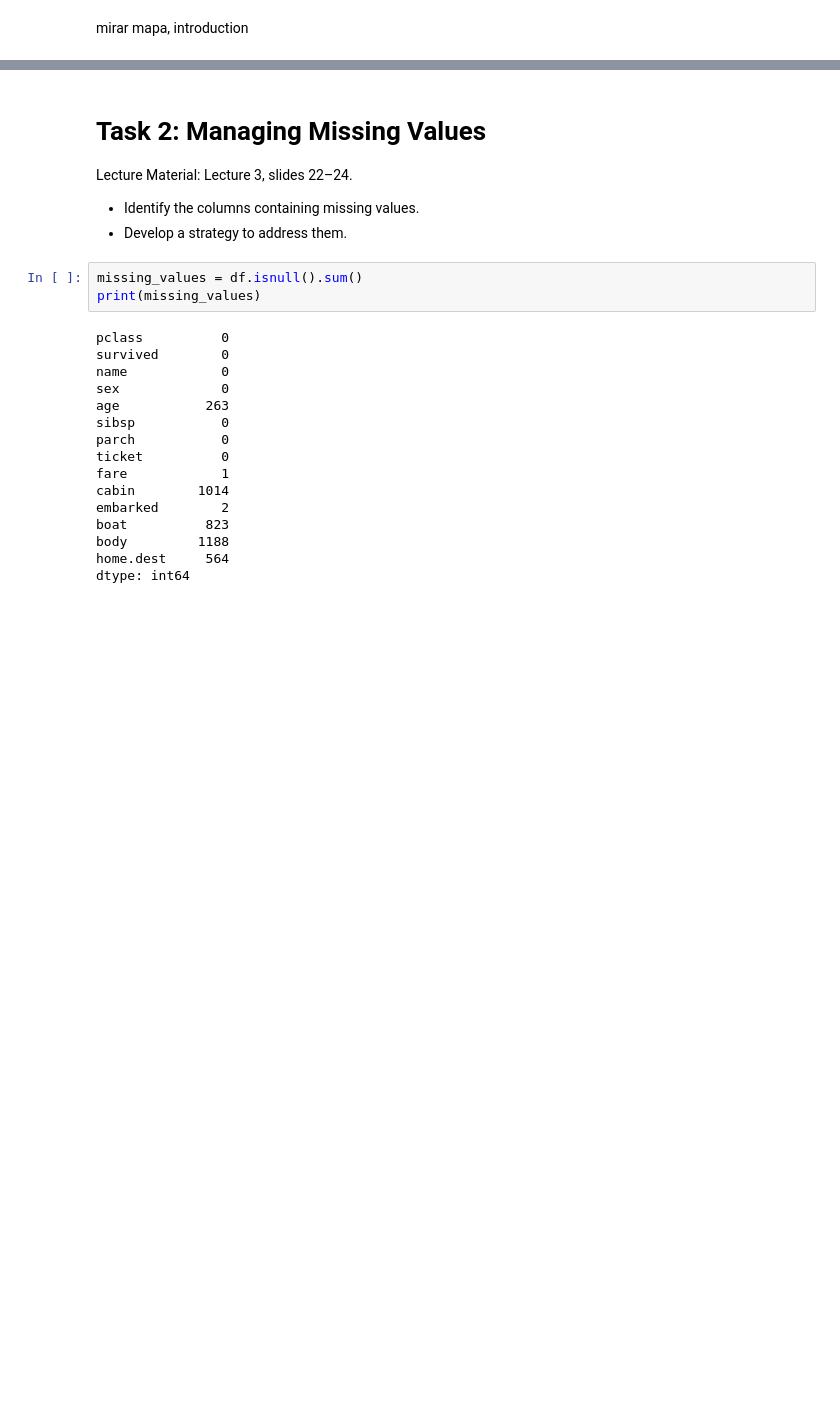
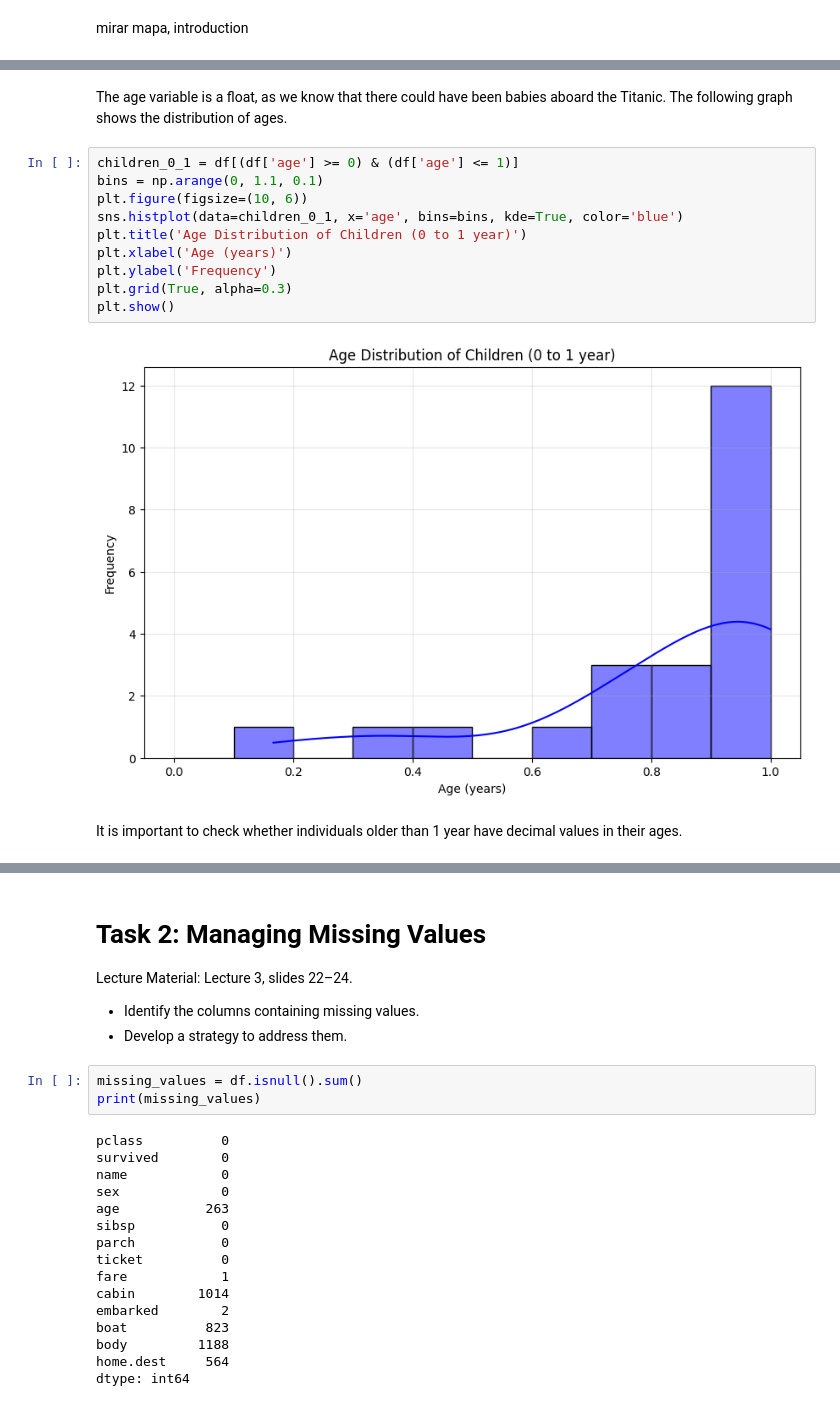
Before and after one commit to catebros/ML-fundamentals-2025, a Jupyter notebook: assignment_1_caterinamaria_barberoros[_barberoros].ipynb, the cells around one changed output, grey strips where cells are left out. Drawn from its saved outputs; the diff is of its cells as text; blank space fills up the shorter version.

```diff
--- a/assignment_1_caterinamaria_barberoros[_barberoros].ipynb
+++ b/assignment_1_caterinamaria_barberoros[_barberoros].ipynb
@@ -127,0 +112,16 @@ S         263.0000
+# %% [markdown]
+The age variable is a float, as we know that there could have been babies aboard the Titanic. The following graph shows the distribution of ages.
+# %%
+children_0_1 = df[(df['age'] >= 0) & (df['age'] <= 1)]
+bins = np.arange(0, 1.1, 0.1)
+plt.figure(figsize=(10, 6))
+sns.histplot(data=children_0_1, x='age', bins=bins, kde=True, color='blue')
+plt.title('Age Distribution of Children (0 to 1 year)')
+plt.xlabel('Age (years)')
+plt.ylabel('Frequency')
+plt.grid(True, alpha=0.3)
+plt.show()
+# %% [output]
+[figure, added]
+# %% [markdown]
+It is important to check whether individuals older than 1 year have decimal values in their ages.
```
Also changed, not shown: parts of 75 cells of this notebook.
